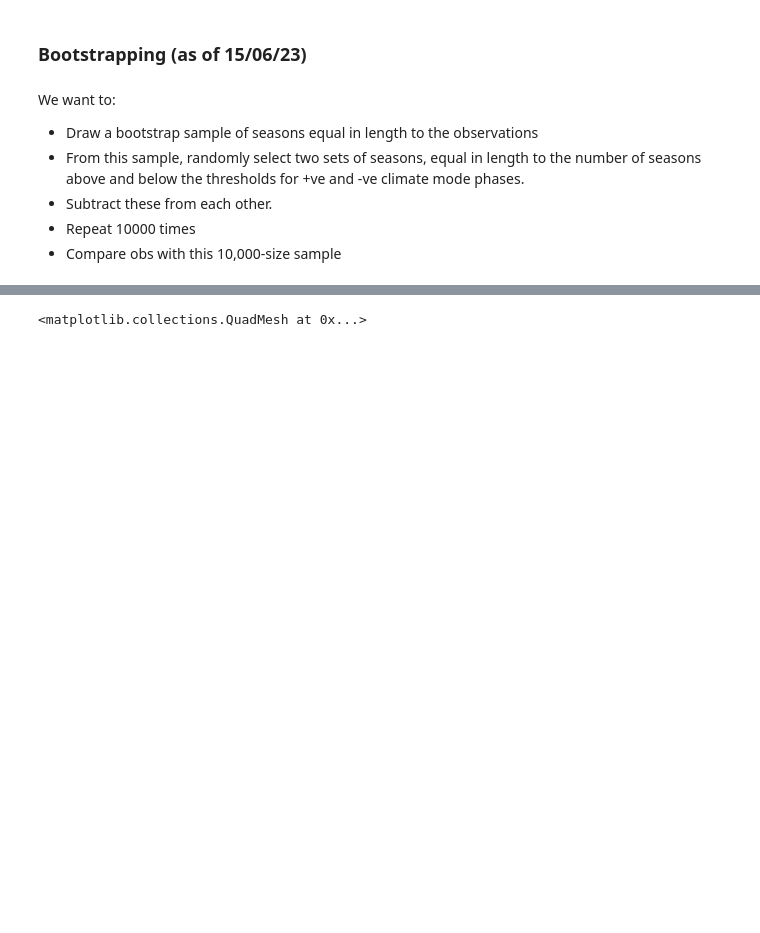
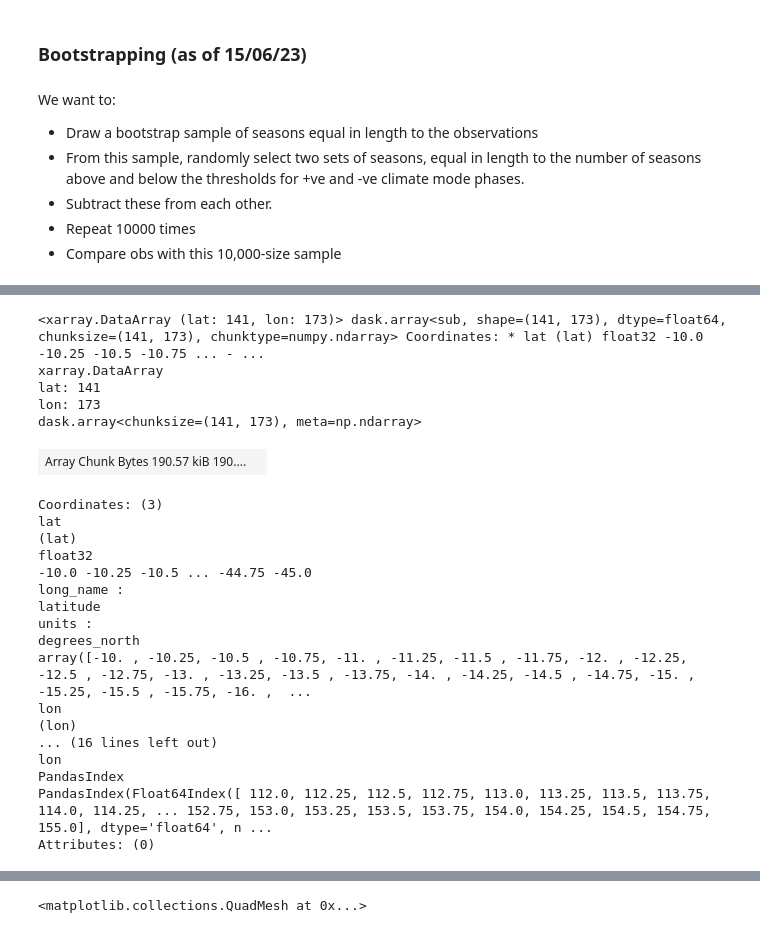
Before and after one commit to dougrichardson/Richardson_2023_energy, a Jupyter notebook: 2_drivers.ipynb, the cells around one changed output, grey strips where cells are left out. Drawn from its saved outputs; the diff is of its cells as text; code cells hidden in the pictures; blank space fills up the shorter version.

```diff
--- a/2_drivers.ipynb
+++ b/2_drivers.ipynb
@@ -1389,0 +1486,29 @@ KeyboardInterrupt:
+# %%
+da = seasonal_sum(aus_events_mssrd).chunk({"time": -1})
+obs_ = event_diff(da, nino34["nino34"], "Winter")
+# %%
+obs_
+# %% [output]
+<xarray.DataArray (lat: 141, lon: 173)> dask.array<sub, shape=(141, 173), dtype=float64, chunksize=(141, 173), chunktype=numpy.ndarray> Coordinates: * lat (lat) float32 -10.0 -10.25 -10.5 -10.75 ... - ...
+xarray.DataArray
+lat: 141
+lon: 173
+dask.array<chunksize=(141, 173), meta=np.ndarray>
+| Array Chunk Bytes 190.57 kiB 190.... |  |
+Coordinates: (3)
+lat
+(lat)
+float32
+-10.0 -10.25 -10.5 ... -44.75 -45.0
+long_name :
+latitude
+units :
+degrees_north
+array([-10. , -10.25, -10.5 , -10.75, -11. , -11.25, -11.5 , -11.75, -12. , -12.25, -12.5 , -12.75, -13. , -13.25, -13.5 , -13.75, -14. , -14.25, -14.5 , -14.75, -15. , -15.25, -15.5 , -15.75, -16. ,  ...
+lon
+(lon)
+... (16 lines left out)
+lon
+PandasIndex
+PandasIndex(Float64Index([ 112.0, 112.25, 112.5, 112.75, 113.0, 113.25, 113.5, 113.75, 114.0, 114.25, ... 152.75, 153.0, 153.25, 153.5, 153.75, 154.0, 154.25, 154.5, 154.75, 155.0], dtype='float64', n ...
+Attributes: (0)
```
Also changed, not shown: parts of 19 cells of this notebook, 1 other file.
